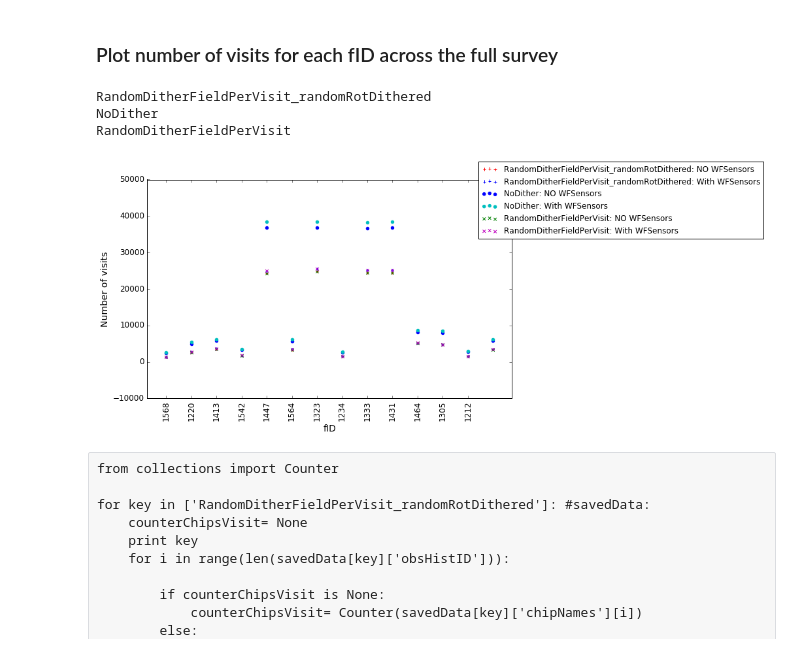
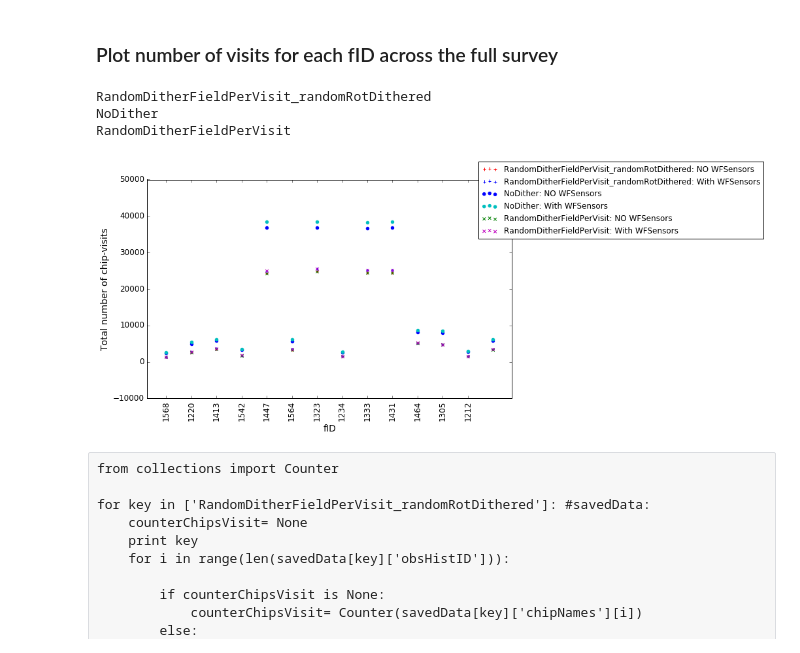
Before and after one commit to humnaawan/DC1-Regions, a Jupyter notebook: notebooks/Stats -- DC1 Chips Per Visit.ipynb, the cells around one changed output. Saved outputs shown, nothing was run; the diff lists cells and outputs as text; code cells hidden in the pictures.

Commit message:
Updated the ylabel on the new plot.

```diff
--- a/notebooks/Stats -- DC1 Chips Per Visit.ipynb
+++ b/notebooks/Stats -- DC1 Chips Per Visit.ipynb
@@ -153,35 +153,35 @@ for ind, key in enumerate(savedData):
 
     pltCount= 0
     prevCount= 0
     for j, key2 in enumerate(IDvisit_woWFsensors):
         if (j==len(IDvisit_woWFsensors)-1):
             plt.scatter(j, IDvisit_woWFsensors[key2], marker= sym[ind],
                         label= key+ ': NO WFSensors', color= color[ind]) # label= 'All', )#alpha= alpha, bins= bins)
             plt.scatter(j, IDvisit_wWFsensors[key2], marker= sym[ind],
                         label= key+': With WFSensors', color= color2[ind]) # label= 'All', )#alpha= alpha, bins= bins)
         else:
             plt.scatter(j, IDvisit_woWFsensors[key2], marker= sym[ind], color= color[ind] )#alpha= alpha, bins= bins)
             plt.scatter(j, IDvisit_wWFsensors[key2], marker= sym[ind], color= color2[ind] )#alpha= alpha, bins= bins)
     plt.xlabel('fID', fontsize= fontsize)
-    plt.ylabel('Number of visits', fontsize= fontsize)
+    plt.ylabel('Total number of chip-visits', fontsize= fontsize)
     my_xticks = IDvisit_woWFsensors.keys() #['John','Arnold','Mavis','Matt']
     plt.xticks(range(j), my_xticks)
     ax= plt.axes()
     ax.set_xticklabels(ax.xaxis.get_majorticklabels(), rotation=90)
 
     plt.tick_params(axis='x', labelsize=fontsize-2)
     plt.tick_params(axis='y', labelsize=fontsize-2)
 
 plt.legend(bbox_to_anchor= (1.7,1.1))
 fig= plt.gcf()
 fig.set_size_inches(10,6)
 
 plt.show()
 # %% [output]
 RandomDitherFieldPerVisit_randomRotDithered
 NoDither
 RandomDitherFieldPerVisit
-[figure, old version]
+[figure, new version]
 # %% [raw]
 from collections import Counter
 
```
